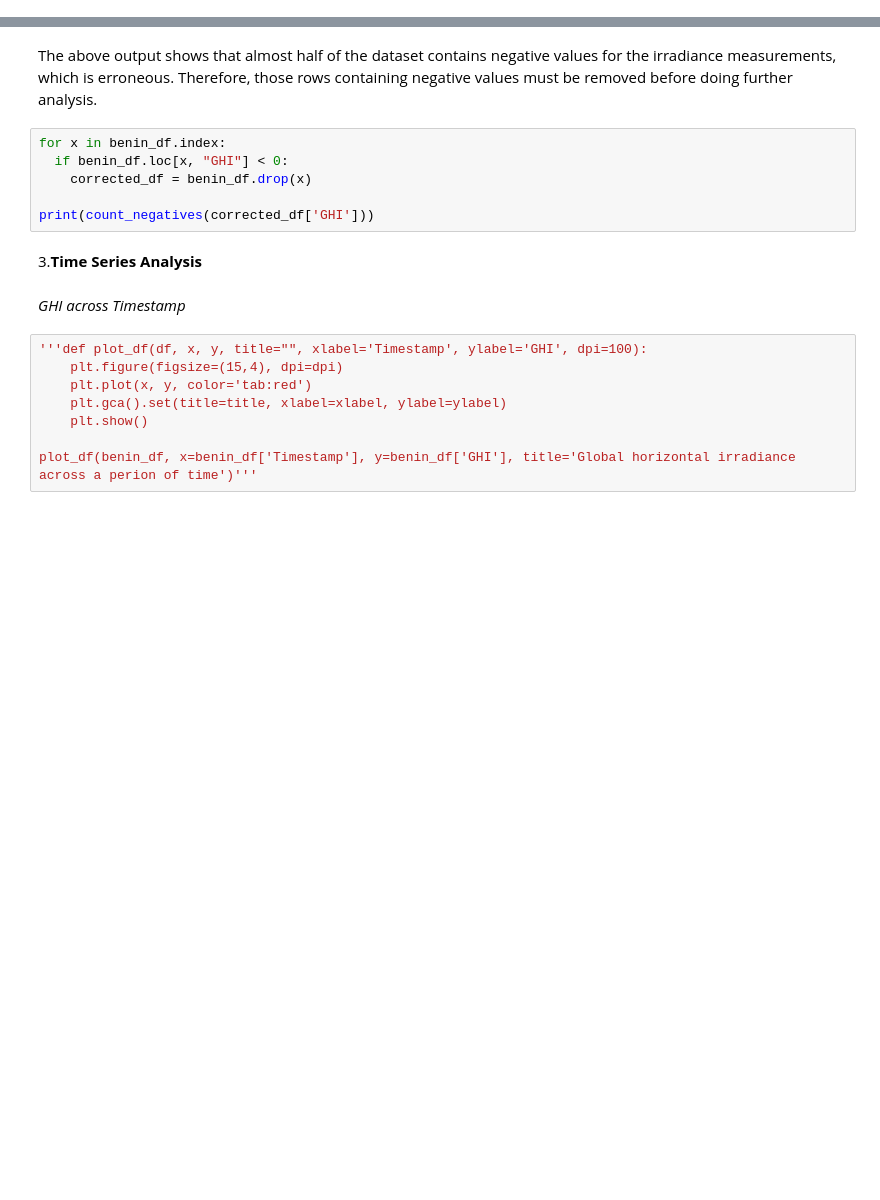
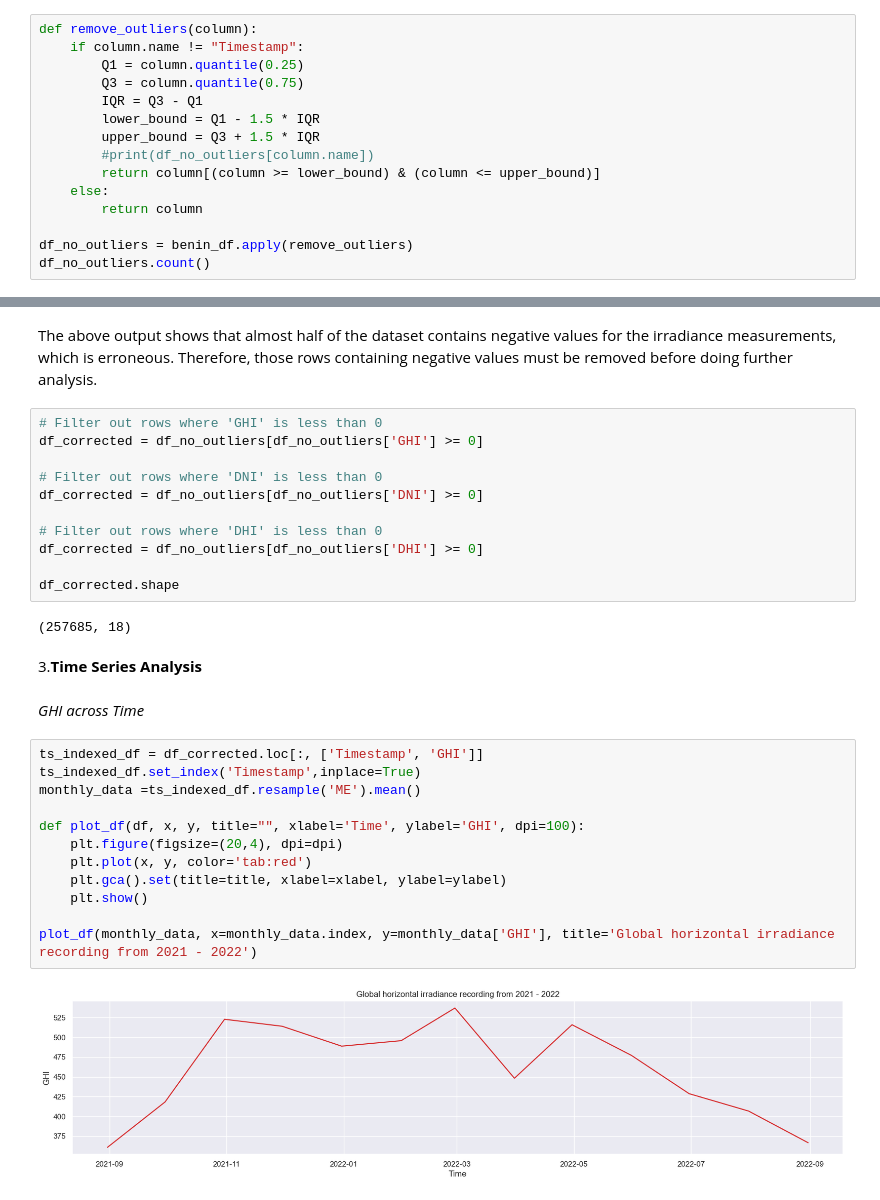
Before and after one commit to KalTadesse9/project_moonlight, a Jupyter notebook: notebooks/AnalysisOnSolarRadiations_Benin.ipynb, the cells around one changed output, grey strips where cells are left out. Drawn from its saved outputs; the diff is of its cells as text; blank space fills up the shorter version.

Commit message:
Time series, correlation and wind analysis for benin dataset

```diff
--- a/notebooks/AnalysisOnSolarRadiations_Benin.ipynb
+++ b/notebooks/AnalysisOnSolarRadiations_Benin.ipynb
@@ -44,2 +144,17 @@ print(outlier_counts)
 # %% [markdown]
 Using interquartile range(IQR) for determining outliers, the output of the cell above indicates the number of outliers for each column.
+# %%
+def remove_outliers(column):
+    if column.name != "Timestamp":
+        Q1 = column.quantile(0.25)
+        Q3 = column.quantile(0.75)
+        IQR = Q3 - Q1
+        lower_bound = Q1 - 1.5 * IQR
+        upper_bound = Q3 + 1.5 * IQR
+        #print(df_no_outliers[column.name])
+        return column[(column >= lower_bound) & (column <= upper_bound)]
+    else:
+        return column
+
+df_no_outliers = benin_df.apply(remove_outliers)
+df_no_outliers.count()
@@ -57,20 +212,33 @@ print(negative_counts)
 # %% [markdown]
 The above output shows that almost half of the dataset contains negative values for the irradiance measurements, which is erroneous. Therefore, those rows containing negative values must be removed before doing further analysis.
 # %%
-for x in benin_df.index:
-  if benin_df.loc[x, "GHI"] < 0:
-    corrected_df = benin_df.drop(x)
+# Filter out rows where 'GHI' is less than 0
+df_corrected = df_no_outliers[df_no_outliers['GHI'] >= 0]
 
-print(count_negatives(corrected_df['GHI']))
+# Filter out rows where 'DNI' is less than 0
+df_corrected = df_no_outliers[df_no_outliers['DNI'] >= 0]
+
+# Filter out rows where 'DHI' is less than 0
+df_corrected = df_no_outliers[df_no_outliers['DHI'] >= 0]
+
+df_corrected.shape
+# %% [output]
+(257685, 18)
 # %% [markdown]
 3.**Time Series Analysis**
 # %% [markdown]
-_GHI across Timestamp_
+_GHI across Time_
 # %%
-'''def plot_df(df, x, y, title="", xlabel='Timestamp', ylabel='GHI', dpi=100):
-    plt.figure(figsize=(15,4), dpi=dpi)
+ts_indexed_df = df_corrected.loc[:, ['Timestamp', 'GHI']]
+ts_indexed_df.set_index('Timestamp',inplace=True)
+monthly_data =ts_indexed_df.resample('ME').mean()
+
+def plot_df(df, x, y, title="", xlabel='Time', ylabel='GHI', dpi=100):
+    plt.figure(figsize=(20,4), dpi=dpi)
     plt.plot(x, y, color='tab:red')
     plt.gca().set(title=title, xlabel=xlabel, ylabel=ylabel)
     plt.show()
 
-plot_df(benin_df, x=benin_df['Timestamp'], y=benin_df['GHI'], title='Global horizontal irradiance across a perion of time')'''
+plot_df(monthly_data, x=monthly_data.index, y=monthly_data['GHI'], title='Global horizontal irradiance recording from 2021 - 2022')
+# %% [output]
+[figure, added]
```
Also changed, not shown: parts of 20 cells of this notebook.
